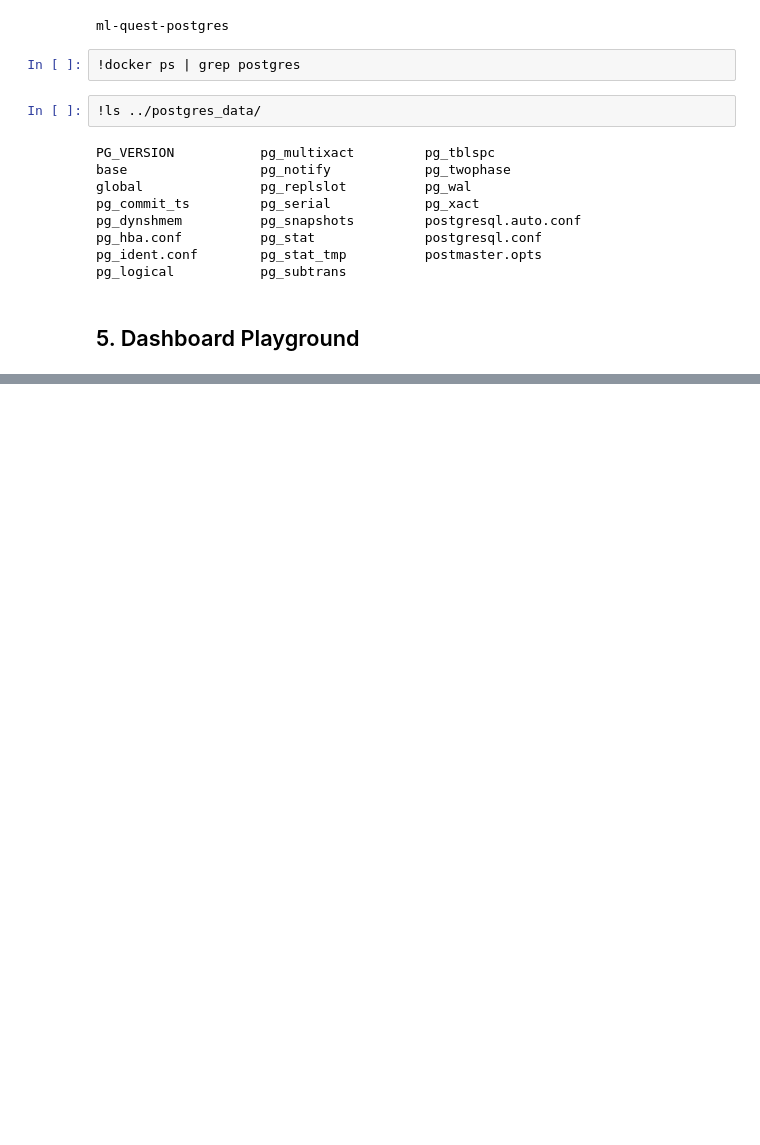
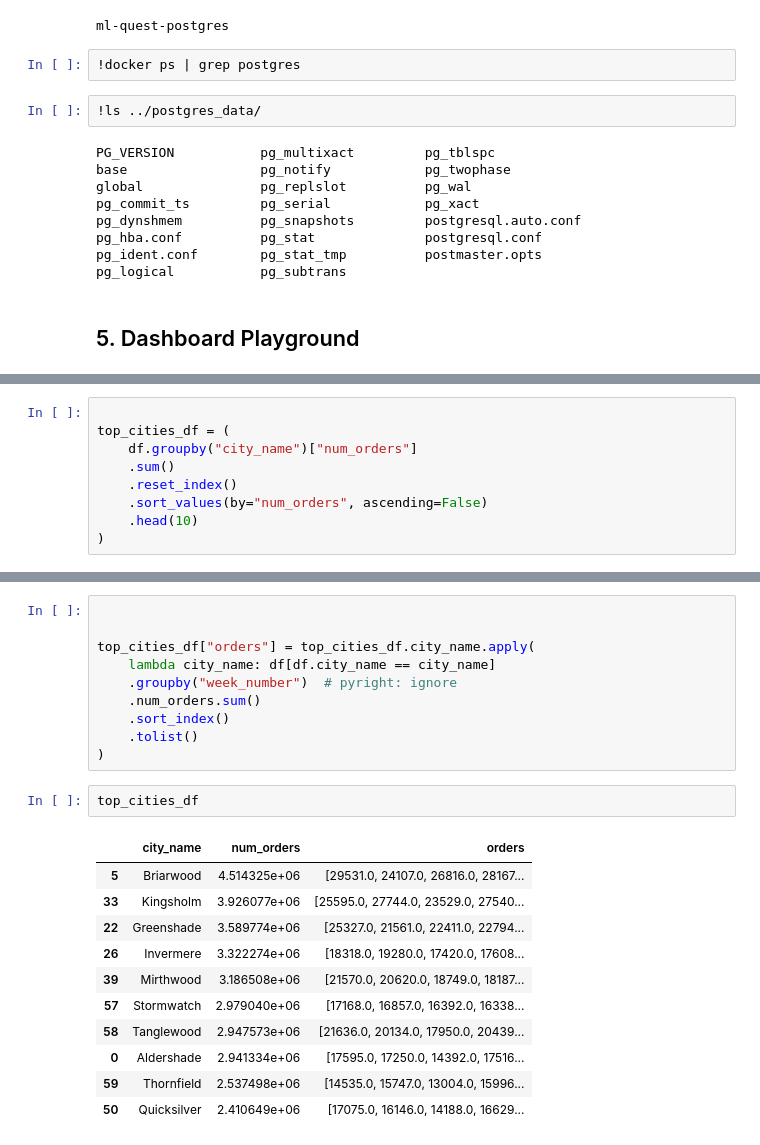
Before and after one commit to zazencodes/ml-quest-1-demand-forecasting, a Jupyter notebook: notebooks/3_forecast.ipynb, the cells around one changed output, grey strips where cells are left out. Saved outputs shown, nothing was run; the diff lists cells and outputs as text; blank space fills up the shorter version.

```diff
--- a/notebooks/3_forecast.ipynb
+++ b/notebooks/3_forecast.ipynb
@@ -662,0 +703,9 @@ pg_logical           pg_subtrans
+# %%
+
+top_cities_df = (
+    df.groupby("city_name")["num_orders"]
+    .sum()
+    .reset_index()
+    .sort_values(by="num_orders", ascending=False)
+    .head(10)
+)
@@ -662,0 +726,24 @@ pg_logical           pg_subtrans
+# %%
+
+
+top_cities_df["orders"] = top_cities_df.city_name.apply(
+    lambda city_name: df[df.city_name == city_name]
+    .groupby("week_number")  # pyright: ignore
+    .num_orders.sum()
+    .sort_index()
+    .tolist()
+)
+# %%
+top_cities_df
+# %% [output]
+|  | city_name | num_orders | orders |
+| 5 | Briarwood | 4.514325e+06 | [29531.0, 24107.0, 26816.0, 28167... |
+| 33 | Kingsholm | 3.926077e+06 | [25595.0, 27744.0, 23529.0, 27540... |
+| 22 | Greenshade | 3.589774e+06 | [25327.0, 21561.0, 22411.0, 22794... |
+| 26 | Invermere | 3.322274e+06 | [18318.0, 19280.0, 17420.0, 17608... |
+| 39 | Mirthwood | 3.186508e+06 | [21570.0, 20620.0, 18749.0, 18187... |
+| 57 | Stormwatch | 2.979040e+06 | [17168.0, 16857.0, 16392.0, 16338... |
+| 58 | Tanglewood | 2.947573e+06 | [21636.0, 20134.0, 17950.0, 20439... |
+| 0 | Aldershade | 2.941334e+06 | [17595.0, 17250.0, 14392.0, 17516... |
+| 59 | Thornfield | 2.537498e+06 | [14535.0, 15747.0, 13004.0, 15996... |
+| 50 | Quicksilver | 2.410649e+06 | [17075.0, 16146.0, 14188.0, 16629... |
```
Also changed, not shown: parts of 3 cells of this notebook, 37 other files.
